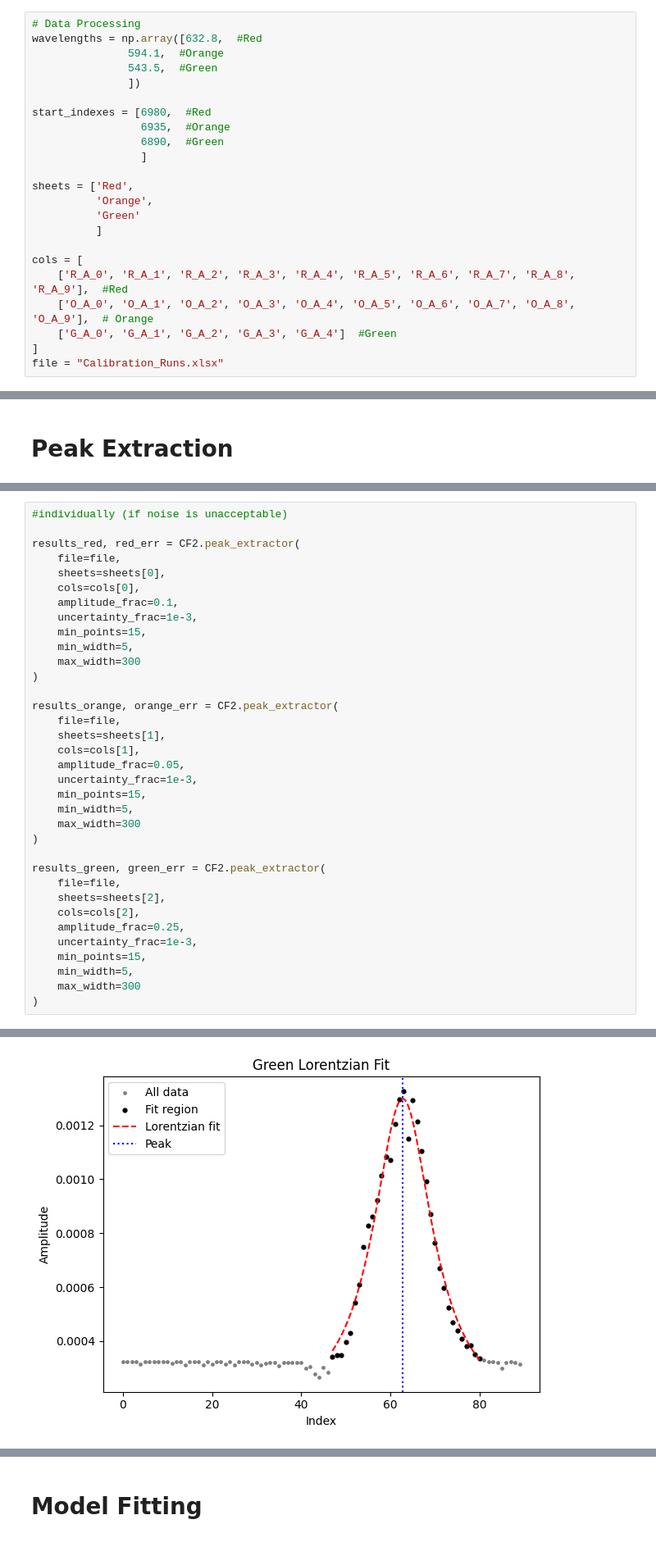
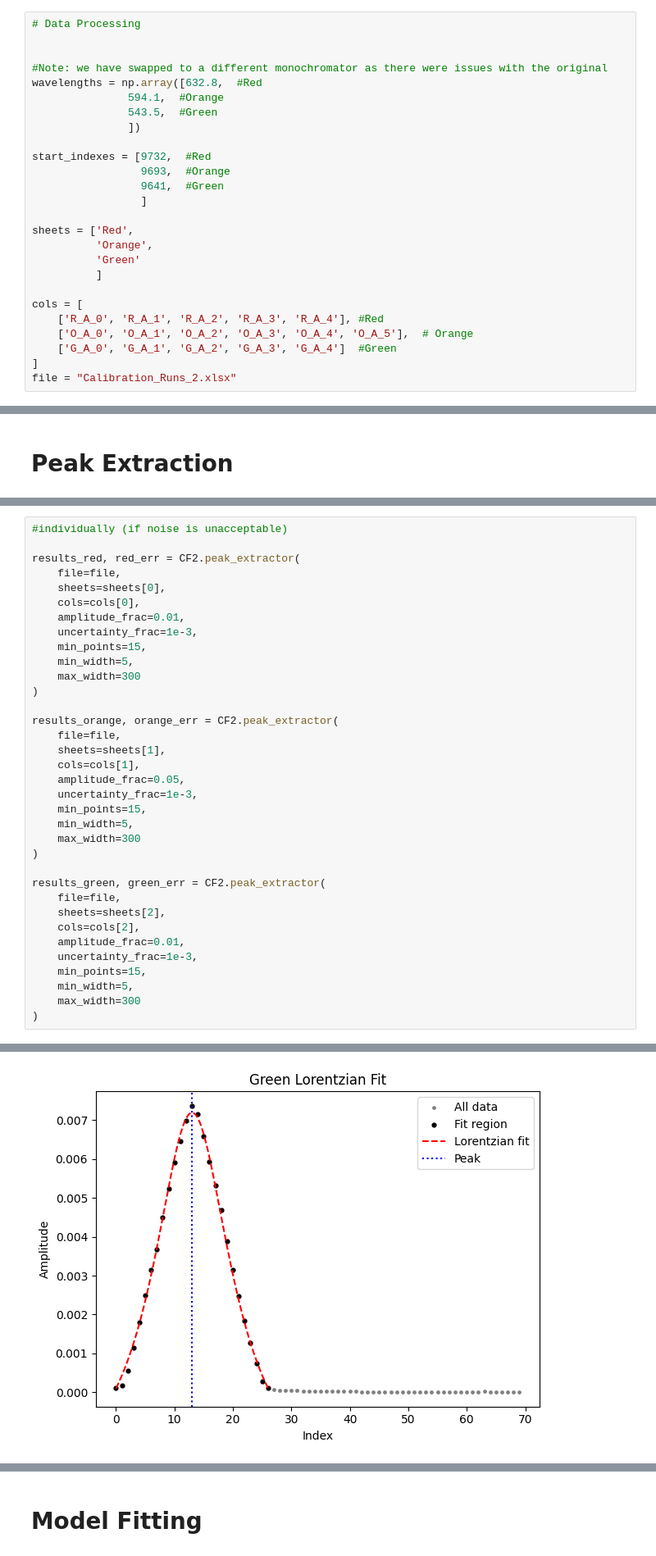
Before and after one commit to Sebastian426/Advanced-Lab-Code, a Jupyter notebook: Monochromator_Calibration/V2_Calibration.ipynb, the cells around one changed output, grey strips where cells are left out. Shown at 82% size. Drawn from its saved outputs; the diff is of its cells as text.

```diff
--- a/Monochromator_Calibration/V2_Calibration.ipynb
+++ b/Monochromator_Calibration/V2_Calibration.ipynb
@@ -17,13 +19,16 @@ importlib.reload(CF2)
 # %%
 # Data Processing
+
+
+#Note: we have swapped to a different monochromator as there were issues with the original
 wavelengths = np.array([632.8,  #Red
                594.1,  #Orange
                543.5,  #Green
                ])
 
-start_indexes = [6980,  #Red
-                 6935,  #Orange
-                 6890,  #Green
+start_indexes = [9732,  #Red
+                 9693,  #Orange
+                 9641,  #Green
                  ]
 
 sheets = ['Red',
@@ -32,11 +37,11 @@ sheets = ['Red',
           ]
 
 cols = [
-    ['R_A_0', 'R_A_1', 'R_A_2', 'R_A_3', 'R_A_4', 'R_A_5', 'R_A_6', 'R_A_7', 'R_A_8', 'R_A_9'],  #Red
-    ['O_A_0', 'O_A_1', 'O_A_2', 'O_A_3', 'O_A_4', 'O_A_5', 'O_A_6', 'O_A_7', 'O_A_8', 'O_A_9'],  # Orange
+    ['R_A_0', 'R_A_1', 'R_A_2', 'R_A_3', 'R_A_4'], #Red
+    ['O_A_0', 'O_A_1', 'O_A_2', 'O_A_3', 'O_A_4', 'O_A_5'],  # Orange
     ['G_A_0', 'G_A_1', 'G_A_2', 'G_A_3', 'G_A_4']  #Green
 ]
-file = "Calibration_Runs.xlsx"
+file = "Calibration_Runs_2.xlsx"
 # %%
 def chi_squared(model, model_params, x_data, y_data, y_error):
     return np.sum(((y_data - model(x_data, *model_params)) / y_error)**2)
@@ -89,7 +114,7 @@ results_red, red_err = CF2.peak_extractor(
     file=file,
     sheets=sheets[0],
     cols=cols[0],
-    amplitude_frac=0.1,
+    amplitude_frac=0.01,
     uncertainty_frac=1e-3,
     min_points=15,
     min_width=5,
@@ -111,7 +136,7 @@ results_green, green_err = CF2.peak_extractor(
     file=file,
     sheets=sheets[2],
     cols=cols[2],
-    amplitude_frac=0.25,
+    amplitude_frac=0.01,
     uncertainty_frac=1e-3,
     min_points=15,
     min_width=5,
@@ -135,5 +160,5 @@ Reduced χ² = 0.021
 Amplitude cutoff = 5.0% of A_max
 ----- ----- -----
-[figure, old version]
+[figure, new version]
  ---- Results ----
 Sheet: Green
```
Also changed, not shown: parts of 7 cells of this notebook, 4 other files.
